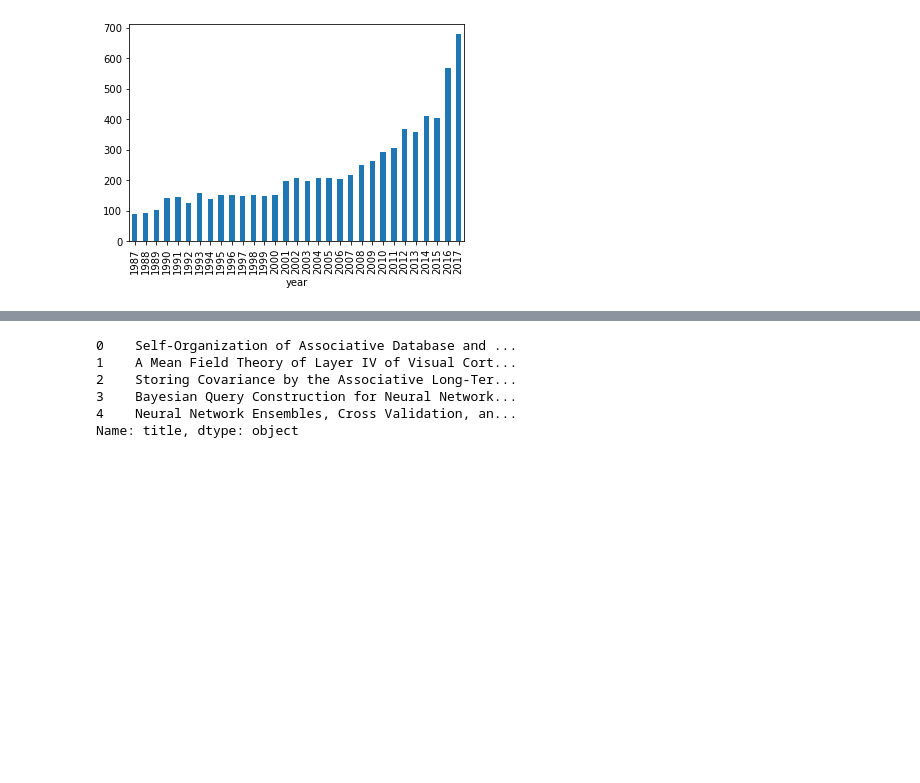
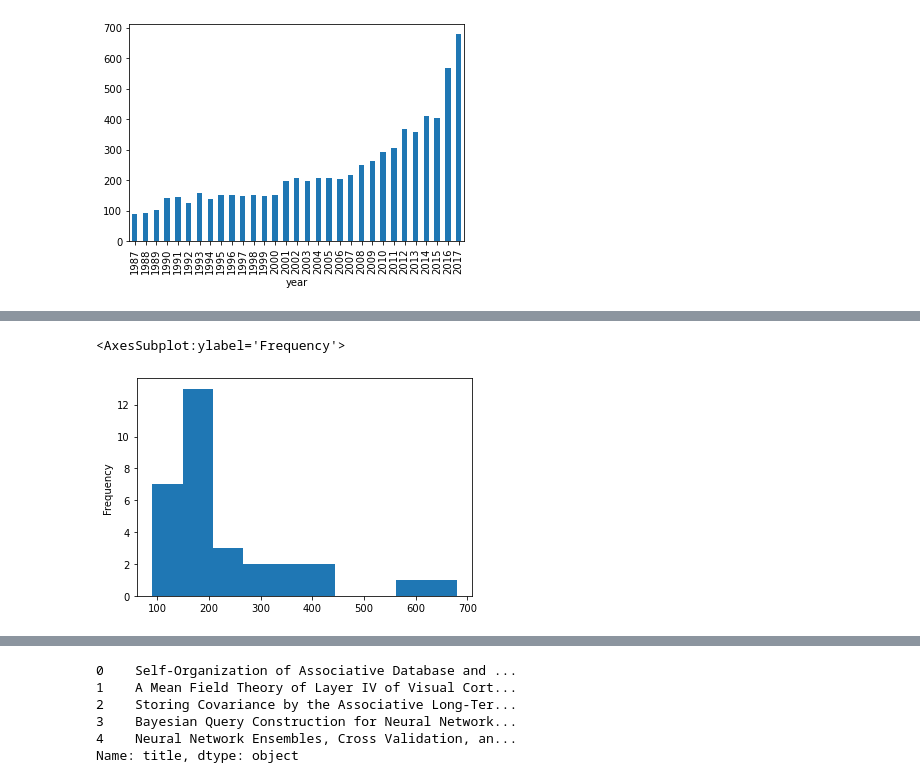
Before and after one commit to hirafs/Prediction-of-the-latest-trends-in-machine-learning, a Jupyter notebook: Latest trend in machine learning.ipynb, the cells around one changed output, grey strips where cells are left out. Drawn from its saved outputs; the diff is of its cells as text; code cells hidden in the pictures; blank space fills up the shorter version.

```diff
--- a/Latest trend in machine learning.ipynb
+++ b/Latest trend in machine learning.ipynb
@@ -54,0 +70,5 @@ counts.plot(kind='bar');
+# %%
+counts.plot(kind='hist')
+# %% [output]
+<AxesSubplot:ylabel='Frequency'>
+[figure, added]
```
Also changed, not shown: parts of 19 cells of this notebook.
